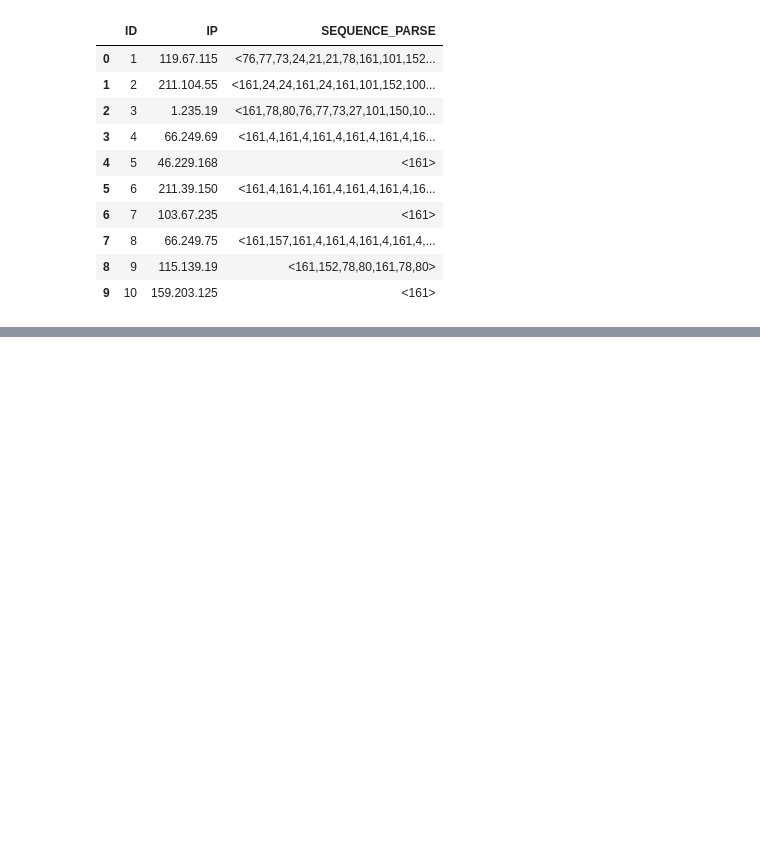
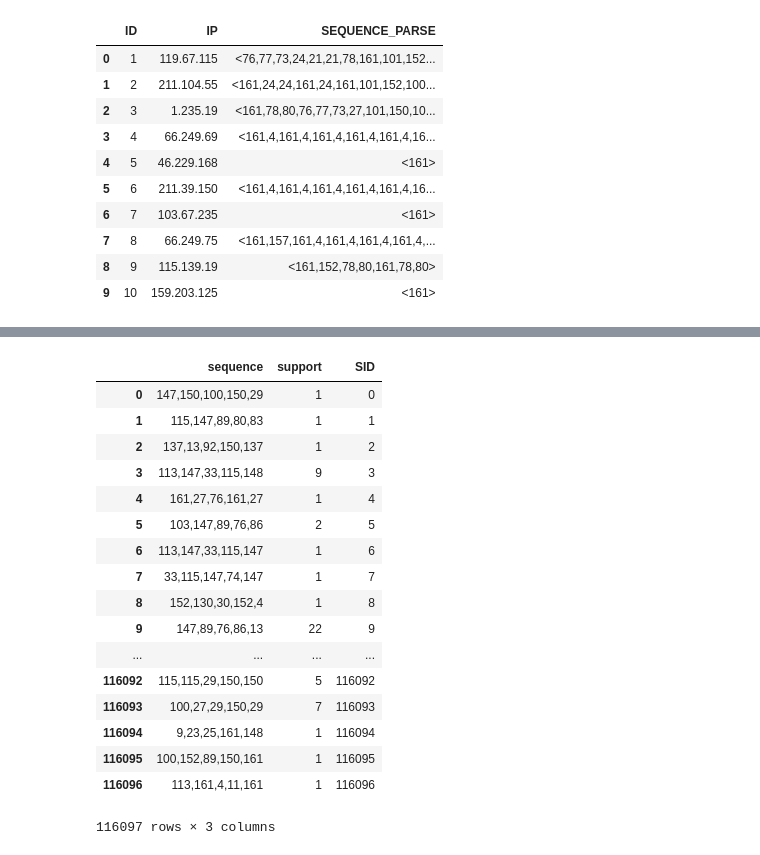
Before and after one commit to OrangeNebula/momsitter-notebook, a Jupyter notebook: 03-momsitter-sequence-rel-support-comparision.ipynb, the cells around one changed output, grey strips where cells are left out. Cells and saved outputs as stored; diff of their text form; code cells hidden in the pictures; blank space fills up the shorter version.

```diff
--- a/03-momsitter-sequence-rel-support-comparision.ipynb
+++ b/03-momsitter-sequence-rel-support-comparision.ipynb
@@ -103,0 +142,22 @@ normal_ngram.sort_values(['support'], ascending=[False]).head(10)
+# %%
+normal_ngram['SID'] = pd.Series(normal_sid)
+normal_ngram
+# %% [output]
+|  | sequence | support | SID |
+| 0 | 147,150,100,150,29 | 1 | 0 |
+| 1 | 115,147,89,80,83 | 1 | 1 |
+| 2 | 137,13,92,150,137 | 1 | 2 |
+| 3 | 113,147,33,115,148 | 9 | 3 |
+| 4 | 161,27,76,161,27 | 1 | 4 |
+| 5 | 103,147,89,76,86 | 2 | 5 |
+| 6 | 113,147,33,115,147 | 1 | 6 |
+| 7 | 33,115,147,74,147 | 1 | 7 |
+| 8 | 152,130,30,152,4 | 1 | 8 |
+| 9 | 147,89,76,86,13 | 22 | 9 |
+| ... | ... | ... | ... |
+| 116092 | 115,115,29,150,150 | 5 | 116092 |
+| 116093 | 100,27,29,150,29 | 7 | 116093 |
+| 116094 | 9,23,25,161,148 | 1 | 116094 |
+| 116095 | 100,152,89,150,161 | 1 | 116095 |
+| 116096 | 113,161,4,11,161 | 1 | 116096 |
+116097 rows × 3 columns
```
Also changed, not shown: parts of 15 cells of this notebook, 1 other file.
